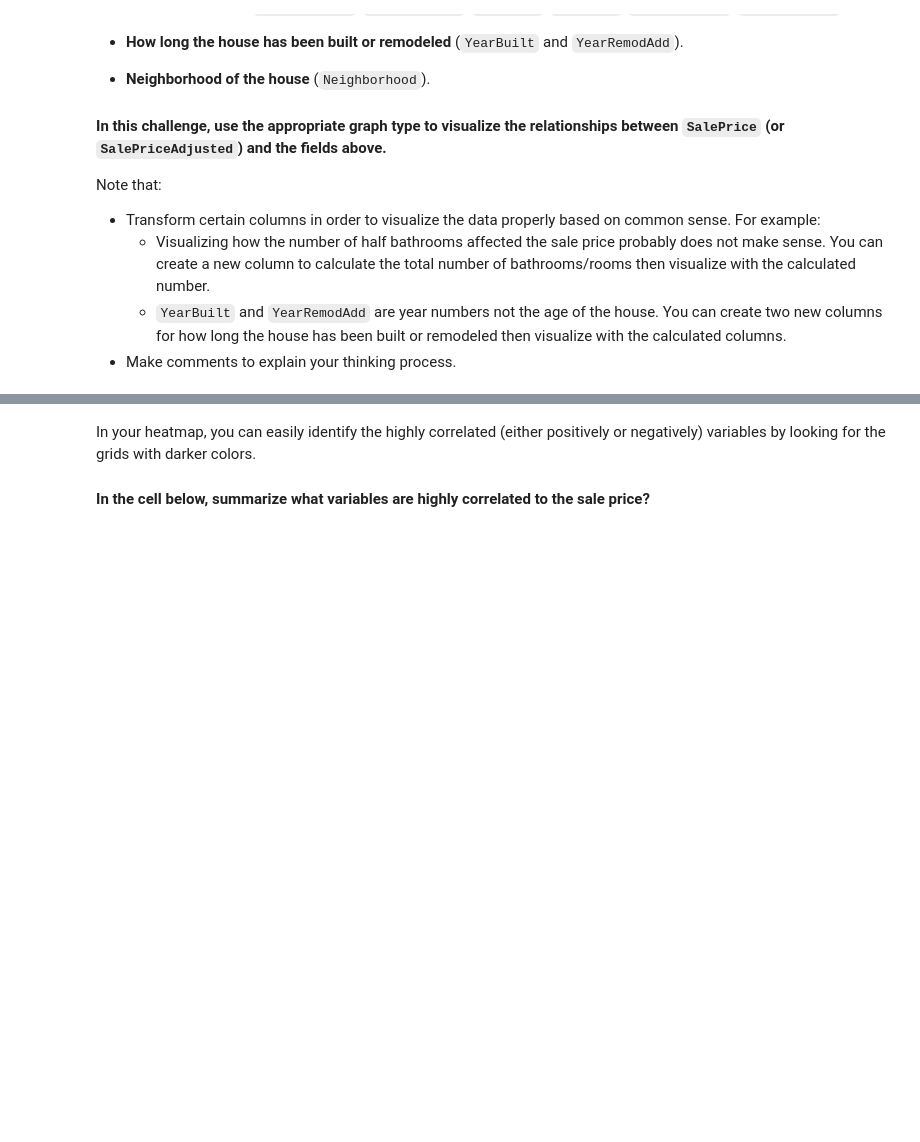
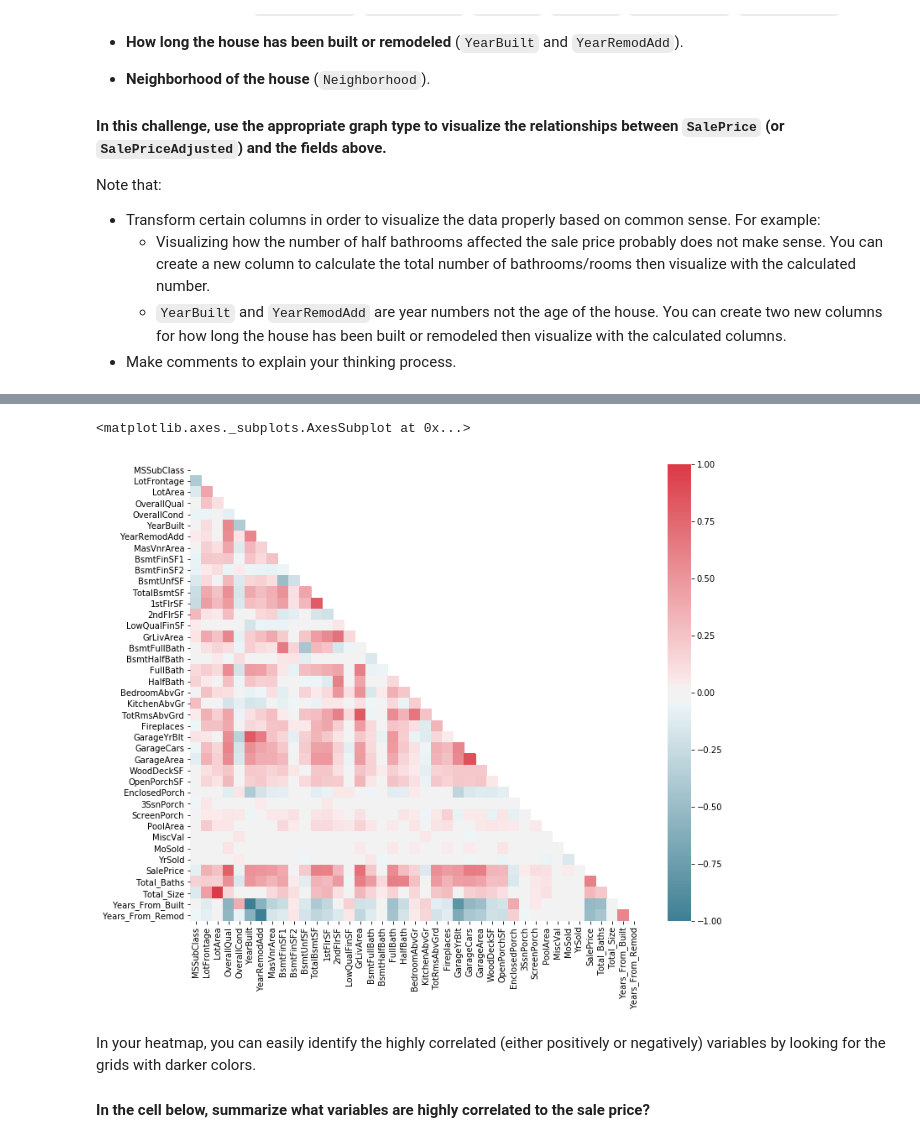
Before and after one commit to ta-datapt-bcn/lab-storytelling-data-visualization, a Jupyter notebook: your-code/main.ipynb, the cells around one changed output, grey strips where cells are left out. Cells and saved outputs as stored; diff of their text form; code cells hidden in the pictures; blank space fills up the shorter version.

```diff
--- a/your-code/main.ipynb
+++ b/your-code/main.ipynb
@@ -118,3 +176,13 @@ Here is a [reference](https://seaborn.pydata.org/examples/many_pairwise_correlat
+# %%
+# your code here
+corr = df.corr()
+
+plt.figure(figsize=(12,10))
+
+sns.heatmap(corr,cmap=sns.diverging_palette(220, 10, as_cmap=True),mask = np.triu(np.ones_like(corr, dtype=np.bool)))
+# %% [output]
+<matplotlib.axes._subplots.AxesSubplot at 0x...>
+[figure, added]
 # %% [markdown]
 In your heatmap, you can easily identify the highly correlated (either positively or negatively) variables by looking for the grids with darker colors.
 
```
Also changed, not shown: parts of 18 cells of this notebook, 1 other file.
